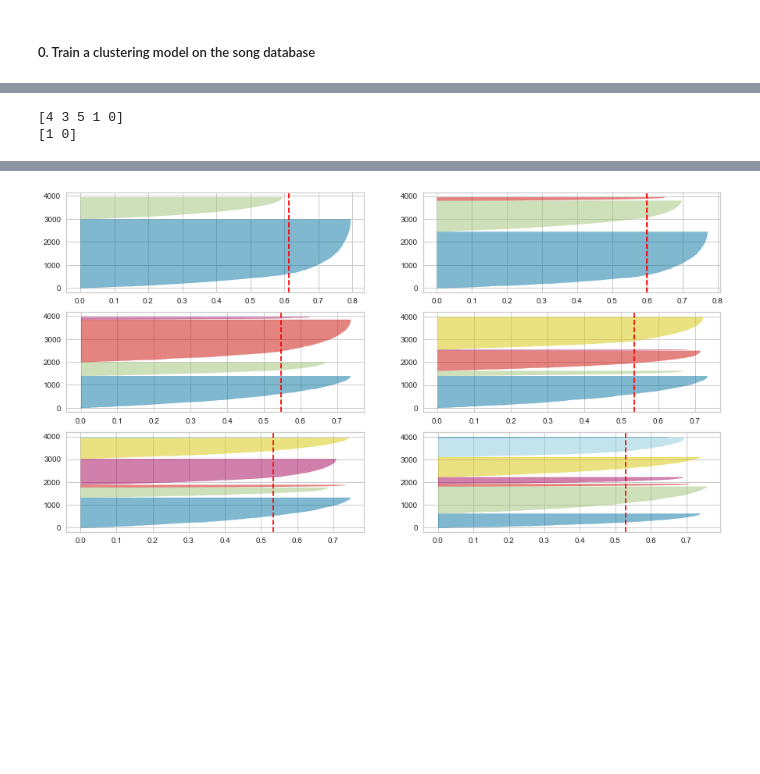
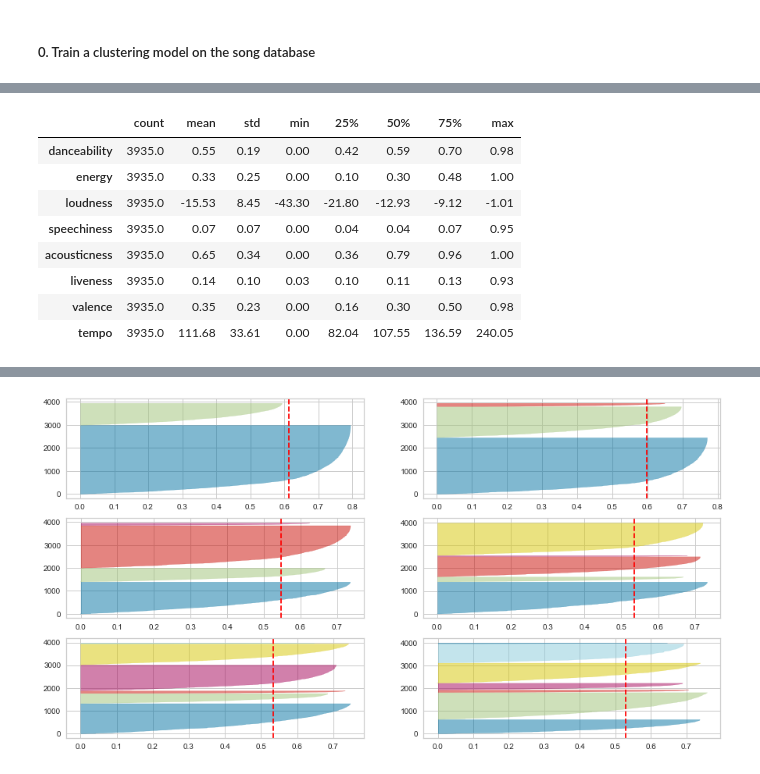
Before and after one commit to ironhack-labs/lab-unsupervised-learning-intro, a Jupyter notebook: lab-unsupervised-learning-intro.ipynb, the cells around one changed output, grey strips where cells are left out. Cells and saved outputs as stored; diff of their text form; code cells hidden in the pictures; blank space fills up the shorter version.

```diff
--- a/lab-unsupervised-learning-intro.ipynb
+++ b/lab-unsupervised-learning-intro.ipynb
@@ -62,10 +63,15 @@ audio_database.head()
-# %%
-# Check that the time signature & mode have multiple values
-print(audio_database.time_signature.unique())
-print(audio_database["mode"].unique())
-# %% [output]
-[4 3 5 1 0]
-[1 0]
+# %%
+round(audio_database.describe().T, 2)
+# %% [output]
+|  | count | mean | std | min | 25% | 50% | 75% | max |
+| danceability | 3935.0 | 0.55 | 0.19 | 0.00 | 0.42 | 0.59 | 0.70 | 0.98 |
+| energy | 3935.0 | 0.33 | 0.25 | 0.00 | 0.10 | 0.30 | 0.48 | 1.00 |
+| loudness | 3935.0 | -15.53 | 8.45 | -43.30 | -21.80 | -12.93 | -9.12 | -1.01 |
+| speechiness | 3935.0 | 0.07 | 0.07 | 0.00 | 0.04 | 0.04 | 0.07 | 0.95 |
+| acousticness | 3935.0 | 0.65 | 0.34 | 0.00 | 0.36 | 0.79 | 0.96 | 1.00 |
+| liveness | 3935.0 | 0.14 | 0.10 | 0.03 | 0.10 | 0.11 | 0.13 | 0.93 |
+| valence | 3935.0 | 0.35 | 0.23 | 0.00 | 0.16 | 0.30 | 0.50 | 0.98 |
+| tempo | 3935.0 | 111.68 | 33.61 | 0.00 | 82.04 | 107.55 | 136.59 | 240.05 |
 # %%
 # Scale numerical features
 from sklearn.preprocessing import StandardScaler
```
Also changed, not shown: parts of 29 cells of this notebook, 3 other files.
